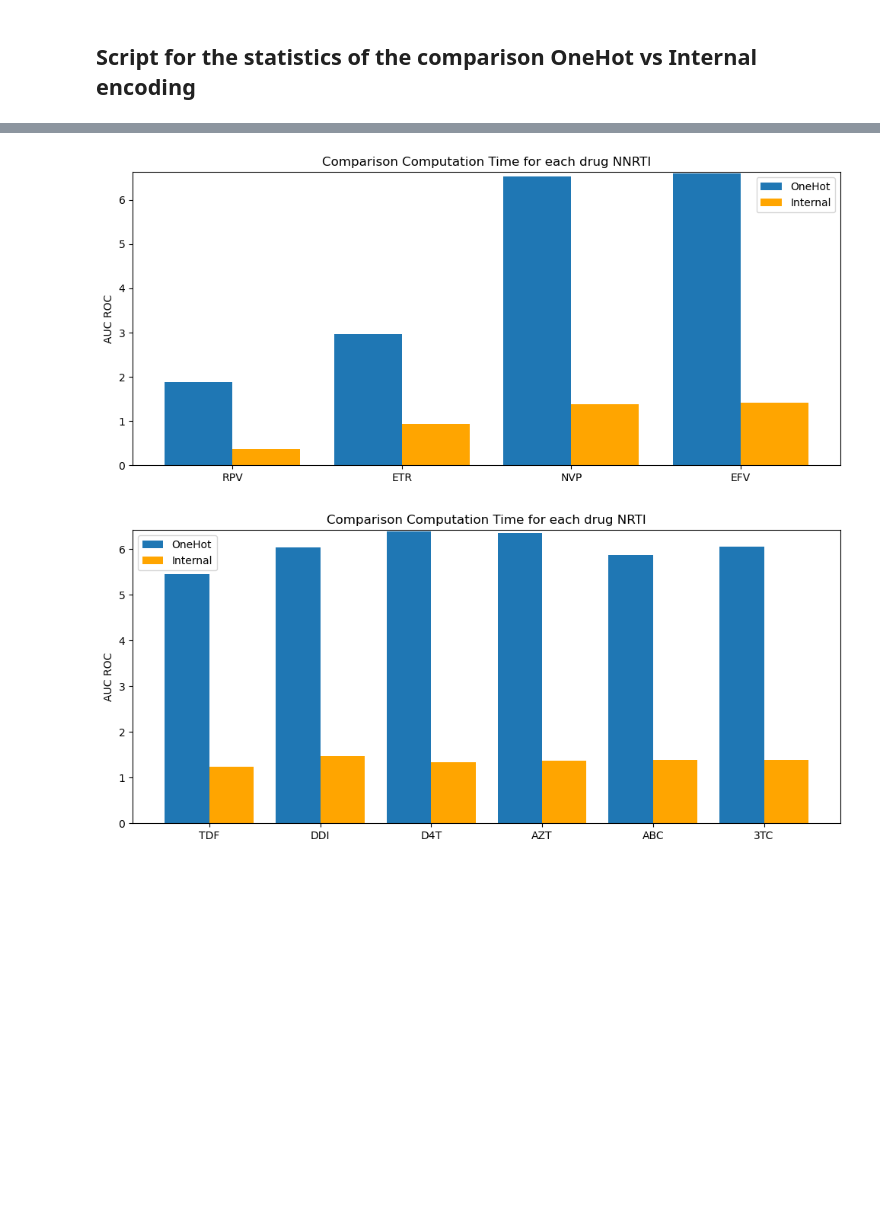
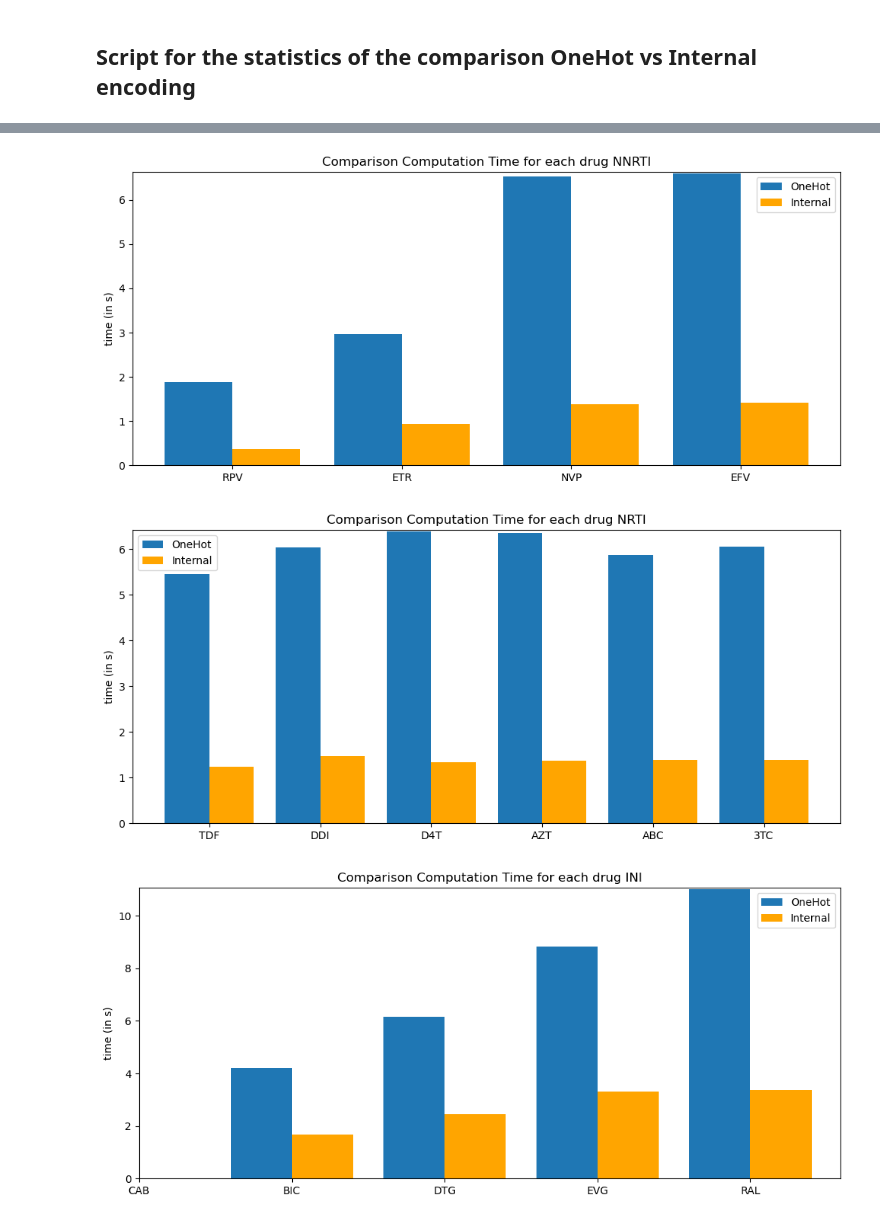
Before and after one commit to FloAvis/Masterthesis_TabPFN_HIV, a Jupyter notebook: OneHot_vs_internal_statistics.ipynb, the cells around one changed output, grey strips where cells are left out. Cells and saved outputs as stored; diff of their text form; code cells hidden in the pictures; blank space fills up the shorter version.

```diff
--- a/OneHot_vs_internal_statistics.ipynb
+++ b/OneHot_vs_internal_statistics.ipynb
@@ -16,10 +16,10 @@ nnrti_results_filepath = "output/NNRTI_DataSe_OneHot_vs_Internal_results.csv"
 
 nrti_results_filepath = "output/NRTI_DataSe_OneHot_vs_Internal_results.csv"
 
-
+ini_results_filepath = "output/INI_DataSe_OneHot_vs_Internal_results.csv"
 
 #creating lists with filepaths for later visualisation
-filepath_list = [pi_results_filepath, nnrti_results_filepath, nrti_results_filepath]
+filepath_list = [pi_results_filepath, nnrti_results_filepath, nrti_results_filepath, ini_results_filepath]
 # %%
 
 
@@ -62,28 +63,29 @@ for filepath in filepath_list:
 # %%
 
 
 for filepath in filepath_list:
     target = pd.read_csv(filepath)
 
     fig, ax = plt.subplots(figsize=(12, 5))
 
     #fig.suptitle('Horizontally stacked subplots')
 
     w, x = 0.4, np.arange(len(target["Drug"]))
 
     ax.bar(x - w/2, target["Time One Hot"], width=w, label='OneHot')
     ax.bar(x + w/2, target["Time Intrinsic"], width=w, color="orange", label='Internal')
 
     ax.set_xticks(x)
     ax.set_xticklabels(target["Drug"])
-    ax.set_ylabel('AUC ROC')
+    ax.set_ylabel('time (in s)')
     ax.set_ylim(0.0, max(target['Time One Hot'].max(), target['Time Intrinsic'].max())  * 1.005)
     ax.set_title('Comparison Computation Time for each drug ' + filepath.split("/")[1].split("_")[0])
     ax.legend()
 
 
     plt.savefig("figures/" + filepath.split("/")[1].split("_")[0] + "_OneHot_vs_Int_time.png")
 # %% [output]
 [figure]
 [figure]
 [figure]
+[figure, added]
```
Also changed, not shown: parts of 1 cell of this notebook, 6 other files.
